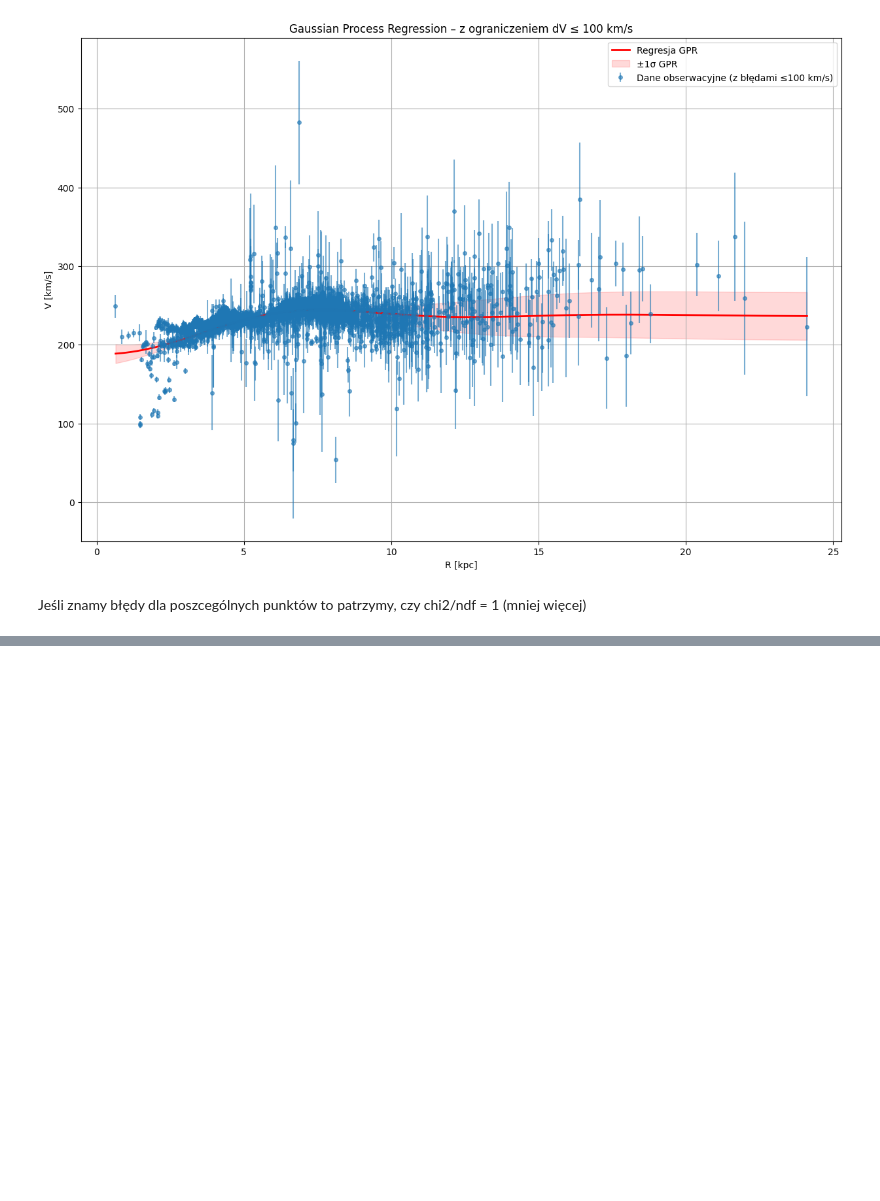
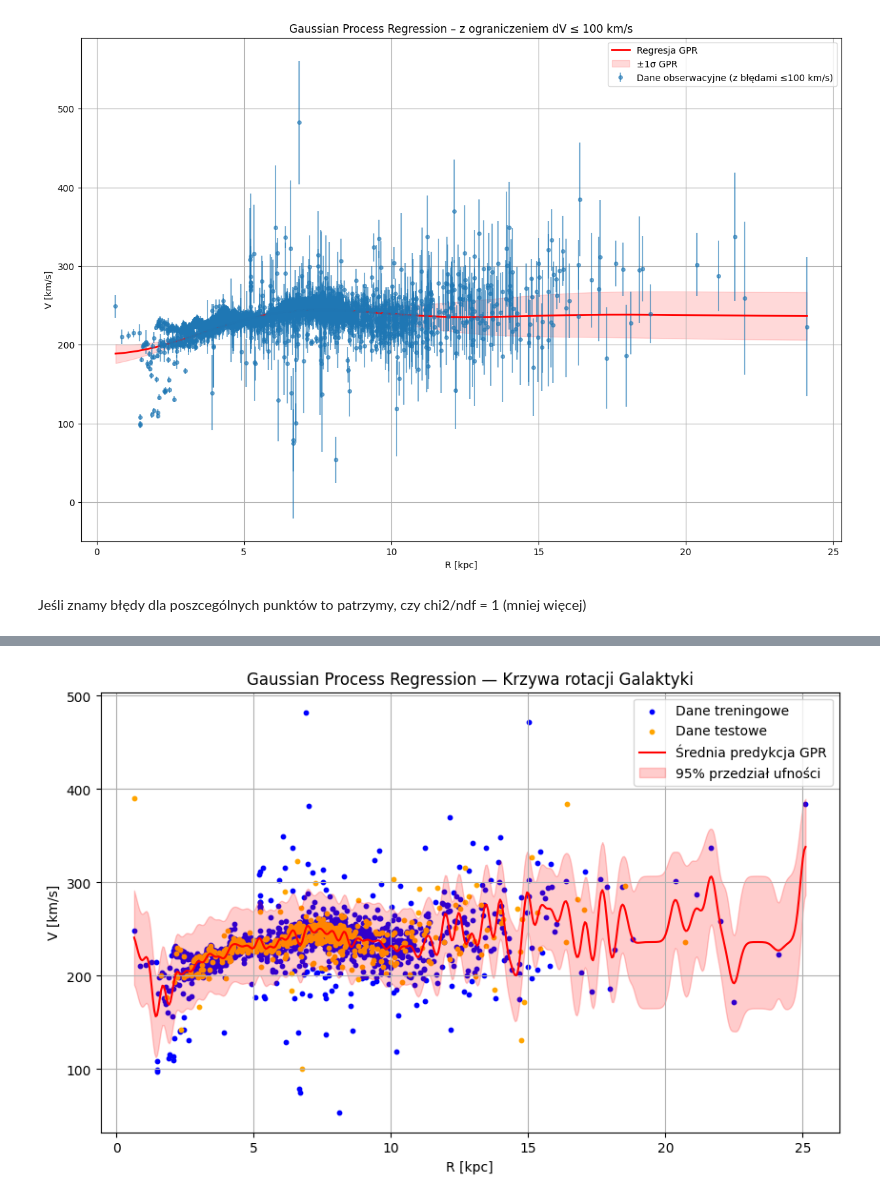
Before and after one commit to redrosesarecool/staz, a Jupyter notebook: regresja.ipynb, the cells around one changed output, grey strips where cells are left out. Saved outputs shown, nothing was run; the diff lists cells and outputs as text; code cells hidden in the pictures; blank space fills up the shorter version.

```diff
--- a/regresja.ipynb
+++ b/regresja.ipynb
@@ -1227,0 +1114,78 @@ Jeśli znamy błędy dla poszcególnych punktów to patrzymy, czy chi2/ndf = 1 (
+# %%
+import numpy as np
+import pandas as pd
+from sklearn.model_selection import train_test_split
+from sklearn.metrics import mean_squared_error
+import matplotlib.pyplot as plt
+from sklearn.gaussian_process import GaussianProcessRegressor
+from sklearn.gaussian_process.kernels import RBF, ConstantKernel, WhiteKernel
+
+# dane
+file_path = "/content/drive/My Drive/all_montecarlo_output-kopia.dat"
+
+df = pd.read_csv(
+    file_path,
+    sep=r"\s+",
+    comment="#",
+    on_bad_lines="skip",
+    usecols=["R", "V"]
+)
+
+# usunięcie NaN
+df = df.dropna(subset=["R", "V"])
+
+# Przygotowanie danych
+R = df["R"].values.reshape(-1, 1)
+V = df["V"].values
+
+# podział na zbiory
+R_train, R_test, V_train, V_test = train_test_split(R, V, test_size=0.2, random_state=42)
+
+# definicja jądra (kernel)
+kernel = ConstantKernel(1.0, (1e-3, 1e3)) * RBF(length_scale=2.0, length_scale_bounds=(1e-2, 1e3)) + WhiteKernel(noise_level=1, noise_level_bounds=(1e-5, 1e1))
+
+# model GPR
+gpr = GaussianProcessRegressor(kernel=kernel, n_restarts_optimizer=10, normalize_y=True)
+
+gpr.fit(R_train, V_train)
+
+# predykcje
+R_pred = np.linspace(R.min(), R.max(), 500).reshape(-1, 1)
+V_pred, sigma = gpr.predict(R_pred, return_std=True)
+V_train_pred, _ = gpr.predict(R_train, return_std=True)
+
+# ocena jakości
+V_test_pred, _ = gpr.predict(R_test, return_std=True)
+print(f"Dopasowane jądro: {gpr.kernel_}")
+
+#błedy
+mse_train = mean_squared_error(V_train, V_train_pred)
+mse_test = mean_squared_error(V_test, V_test_pred)
+rmse_train = np.sqrt(mse_train)
+rmse_test = np.sqrt(mse_test)
+
+print(f"MSE (train): {mse_train:.3f}")
+print(f"MSE (test):  {mse_test:.3f}")
+print(f"RMSE (train): {rmse_train:.3f} km/s")
+print(f"RMSE (test):  {rmse_test:.3f} km/s")
+
+# wykre
+plt.figure(figsize=(10, 6))
+plt.scatter(R_train, V_train, color="blue", s=10, label="Dane treningowe")
+plt.scatter(R_test, V_test, color="orange", s=10, label="Dane testowe")
+plt.plot(R_pred, V_pred, "r-", label="Średnia predykcja GPR")
+plt.fill_between(
+    R_pred.ravel(),
+    V_pred - 1.96 * sigma,
+    V_pred + 1.96 * sigma,
+    alpha=0.2,
+    color="red",
+    label="95% przedział ufności"
+)
+plt.xlabel("R [kpc]")
+plt.ylabel("V [km/s]")
+plt.title("Gaussian Process Regression — Krzywa rotacji Galaktyki")
+plt.legend()
+plt.grid(True)
+plt.show()
+# %% [output]
@@ -1227,0 +1197 @@ Jeśli znamy błędy dla poszcególnych punktów to patrzymy, czy chi2/ndf = 1 (
+[figure, added]
```
Also changed, not shown: parts of 19 cells of this notebook.
